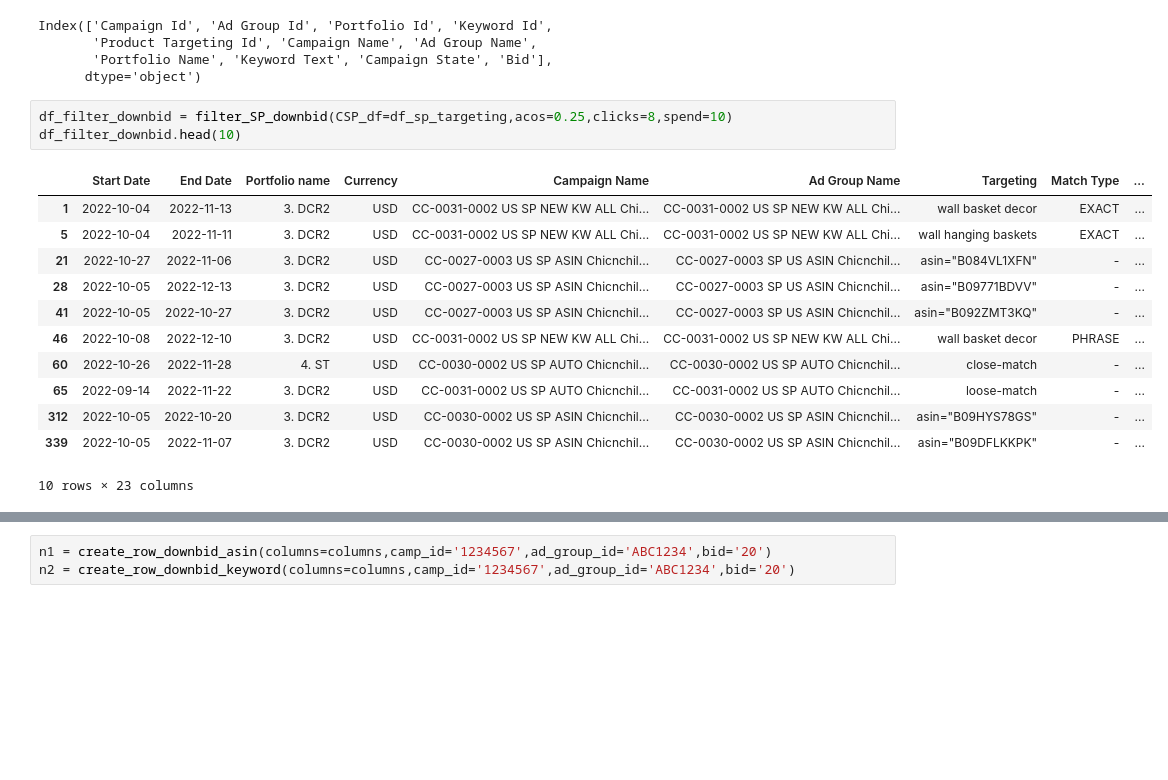
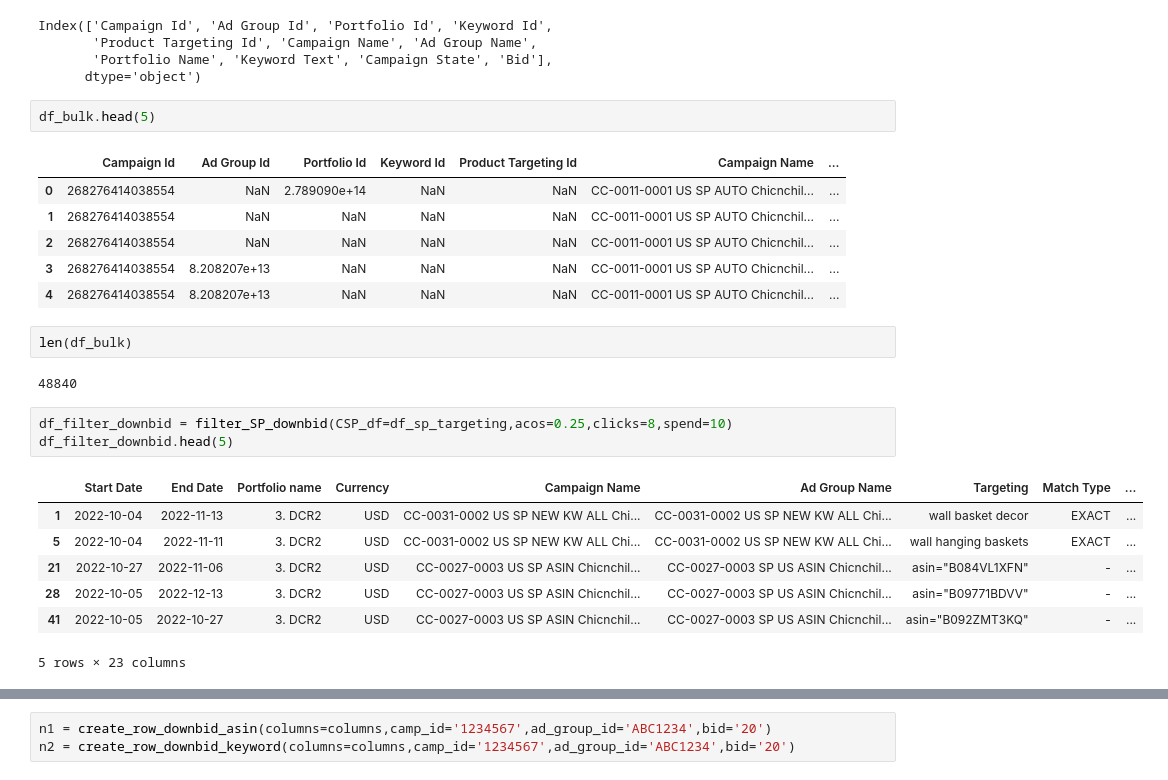
Before and after one commit to KDool/Ads-aws-excel, a Jupyter notebook: Code/down_bid.ipynb, the cells around one changed output, grey strips where cells are left out. Drawn from its saved outputs; the diff is of its cells as text; blank space fills up the shorter version.

```diff
--- a/Code/down_bid.ipynb
+++ b/Code/down_bid.ipynb
@@ -64,19 +64,27 @@ Index(['Campaign Id', 'Ad Group Id', 'Portfolio Id', 'Keyword Id',
        'Product Targeting Id', 'Campaign Name', 'Ad Group Name',
        'Portfolio Name', 'Keyword Text', 'Campaign State', 'Bid'],
       dtype='object')
+# %%
+df_bulk.head(5)
+# %% [output]
+|  | Campaign Id | Ad Group Id | Portfolio Id | Keyword Id | Product Targeting Id | Campaign Name | ... |
+| 0 | 268276414038554 | NaN | 2.789090e+14 | NaN | NaN | CC-0011-0001 US SP AUTO Chicnchil... | ... |
+| 1 | 268276414038554 | NaN | NaN | NaN | NaN | CC-0011-0001 US SP AUTO Chicnchil... | ... |
+| 2 | 268276414038554 | NaN | NaN | NaN | NaN | CC-0011-0001 US SP AUTO Chicnchil... | ... |
+| 3 | 268276414038554 | 8.208207e+13 | NaN | NaN | NaN | CC-0011-0001 US SP AUTO Chicnchil... | ... |
+| 4 | 268276414038554 | 8.208207e+13 | NaN | NaN | NaN | CC-0011-0001 US SP AUTO Chicnchil... | ... |
+# %%
+len(df_bulk)
+# %% [output]
+48840
 # %%
 df_filter_downbid = filter_SP_downbid(CSP_df=df_sp_targeting,acos=0.25,clicks=8,spend=10)
-df_filter_downbid.head(10)
+df_filter_downbid.head(5)
 # %% [output]
 |  | Start Date | End Date | Portfolio name | Currency | Campaign Name | Ad Group Name | Targeting | Match Type | ... |
 | 1 | 2022-10-04 | 2022-11-13 | 3. DCR2 | USD | CC-0031-0002 US SP NEW KW ALL Chi... | CC-0031-0002 US SP NEW KW ALL Chi... | wall basket decor | EXACT | ... |
 | 5 | 2022-10-04 | 2022-11-11 | 3. DCR2 | USD | CC-0031-0002 US SP NEW KW ALL Chi... | CC-0031-0002 US SP NEW KW ALL Chi... | wall hanging baskets | EXACT | ... |
 | 21 | 2022-10-27 | 2022-11-06 | 3. DCR2 | USD | CC-0027-0003 US SP ASIN Chicnchil... | CC-0027-0003 SP US ASIN Chicnchil... | asin="B084VL1XFN" | - | ... |
 | 28 | 2022-10-05 | 2022-12-13 | 3. DCR2 | USD | CC-0027-0003 US SP ASIN Chicnchil... | CC-0027-0003 SP US ASIN Chicnchil... | asin="B09771BDVV" | - | ... |
 | 41 | 2022-10-05 | 2022-10-27 | 3. DCR2 | USD | CC-0027-0003 US SP ASIN Chicnchil... | CC-0027-0003 SP US ASIN Chicnchil... | asin="B092ZMT3KQ" | - | ... |
-| 46 | 2022-10-08 | 2022-12-10 | 3. DCR2 | USD | CC-0031-0002 US SP NEW KW ALL Chi... | CC-0031-0002 US SP NEW KW ALL Chi... | wall basket decor | PHRASE | ... |
-| 60 | 2022-10-26 | 2022-11-28 | 4. ST | USD | CC-0030-0002 US SP AUTO Chicnchil... | CC-0030-0002 US SP AUTO Chicnchil... | close-match | - | ... |
-| 65 | 2022-09-14 | 2022-11-22 | 3. DCR2 | USD | CC-0031-0002 US SP AUTO Chicnchil... | CC-0031-0002 US SP AUTO Chicnchil... | loose-match | - | ... |
-| 312 | 2022-10-05 | 2022-10-20 | 3. DCR2 | USD | CC-0030-0002 US SP ASIN Chicnchil... | CC-0030-0002 US SP ASIN Chicnchil... | asin="B09HYS78GS" | - | ... |
-| 339 | 2022-10-05 | 2022-11-07 | 3. DCR2 | USD | CC-0030-0002 US SP ASIN Chicnchil... | CC-0030-0002 US SP ASIN Chicnchil... | asin="B09DFLKKPK" | - | ... |
-10 rows × 23 columns
+5 rows × 23 columns
```
Also changed, not shown: parts of 11 cells of this notebook, 1 other file.
